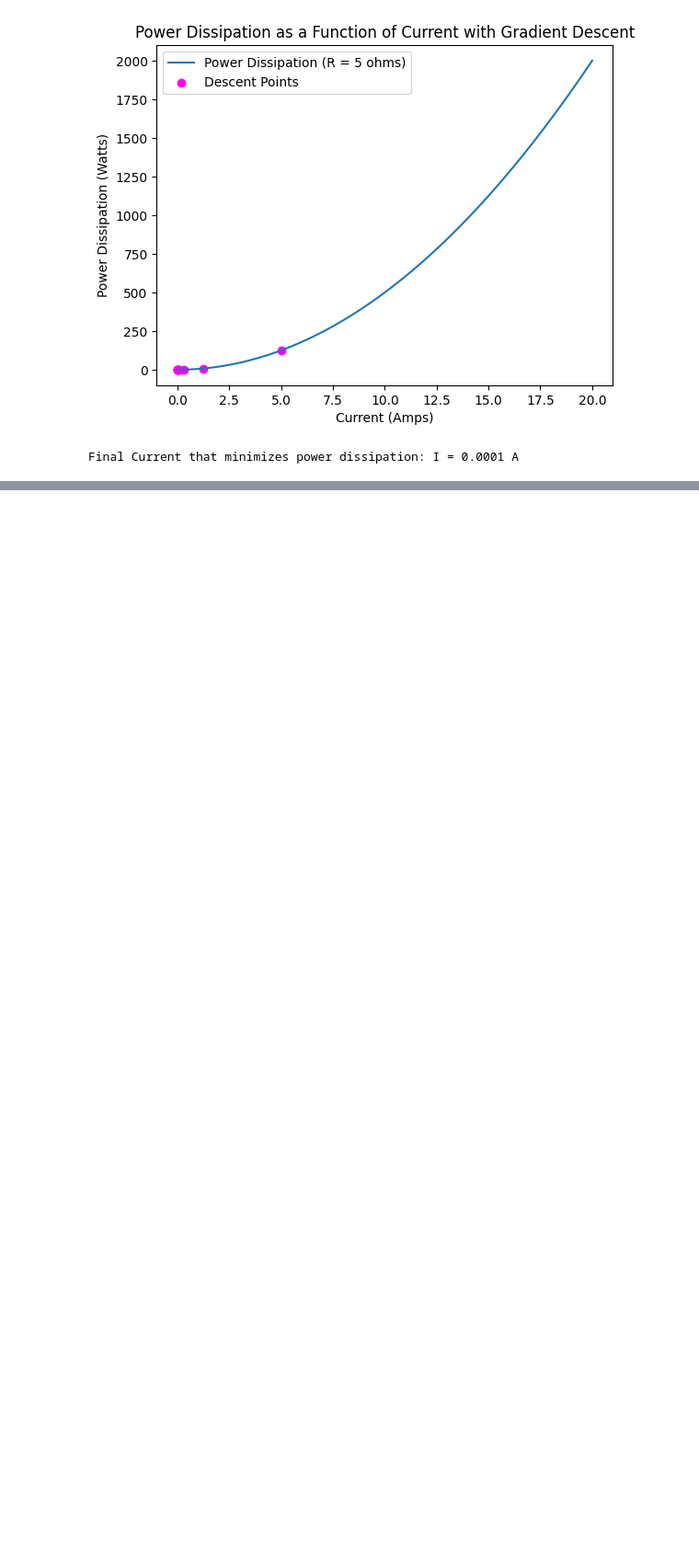
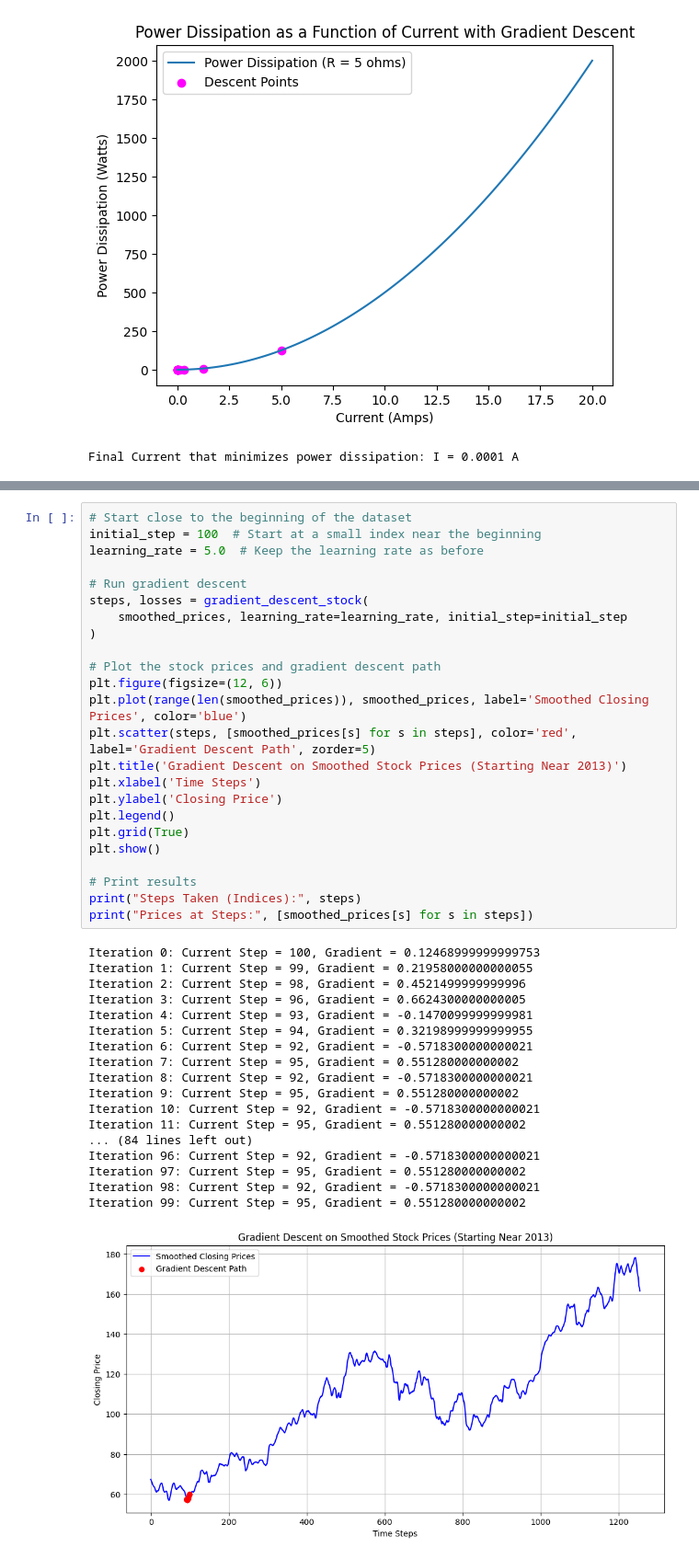
Before and after one commit to calbertiboms/INDE_577, a Jupyter notebook: Supervised Machine Learning/Gradient Descent/Gradient Descent.ipynb, the cells around one changed output, grey strips where cells are left out. Shown at 92% size. Drawn from its saved outputs; the diff is of its cells as text; blank space fills up the shorter version.

```diff
--- a/Supervised Machine Learning/Gradient Descent/Gradient Descent.ipynb
+++ b/Supervised Machine Learning/Gradient Descent/Gradient Descent.ipynb
@@ -179,0 +368,43 @@ This project demonstrates how the Gradient Descent algorithm can be implemented
+# %%
+# Start close to the beginning of the dataset
+initial_step = 100  # Start at a small index near the beginning
+learning_rate = 5.0  # Keep the learning rate as before
+
+# Run gradient descent
+steps, losses = gradient_descent_stock(
+    smoothed_prices, learning_rate=learning_rate, initial_step=initial_step
+)
+
+# Plot the stock prices and gradient descent path
+plt.figure(figsize=(12, 6))
+plt.plot(range(len(smoothed_prices)), smoothed_prices, label='Smoothed Closing Prices', color='blue')
+plt.scatter(steps, [smoothed_prices[s] for s in steps], color='red', label='Gradient Descent Path', zorder=5)
+plt.title('Gradient Descent on Smoothed Stock Prices (Starting Near 2013)')
+plt.xlabel('Time Steps')
+plt.ylabel('Closing Price')
+plt.legend()
+plt.grid(True)
+plt.show()
+
+# Print results
+print("Steps Taken (Indices):", steps)
+print("Prices at Steps:", [smoothed_prices[s] for s in steps])
+# %% [output]
+Iteration 0: Current Step = 100, Gradient = 0.12468999999999753
+Iteration 1: Current Step = 99, Gradient = 0.21958000000000055
+Iteration 2: Current Step = 98, Gradient = 0.4521499999999996
+Iteration 3: Current Step = 96, Gradient = 0.6624300000000005
+Iteration 4: Current Step = 93, Gradient = -0.1470099999999981
+Iteration 5: Current Step = 94, Gradient = 0.32198999999999955
+Iteration 6: Current Step = 92, Gradient = -0.5718300000000021
+Iteration 7: Current Step = 95, Gradient = 0.551280000000002
+Iteration 8: Current Step = 92, Gradient = -0.5718300000000021
+Iteration 9: Current Step = 95, Gradient = 0.551280000000002
+Iteration 10: Current Step = 92, Gradient = -0.5718300000000021
+Iteration 11: Current Step = 95, Gradient = 0.551280000000002
+... (84 lines left out)
+Iteration 96: Current Step = 92, Gradient = -0.5718300000000021
+Iteration 97: Current Step = 95, Gradient = 0.551280000000002
+Iteration 98: Current Step = 92, Gradient = -0.5718300000000021
+Iteration 99: Current Step = 95, Gradient = 0.551280000000002
+[figure, added]
```
Also changed, not shown: parts of 25 cells of this notebook.
